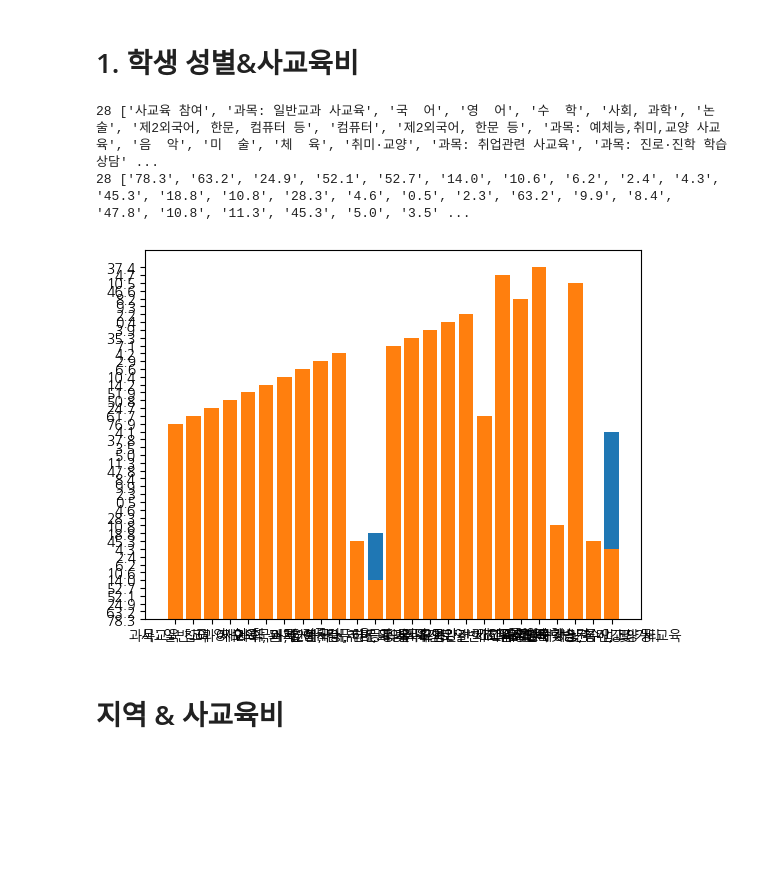
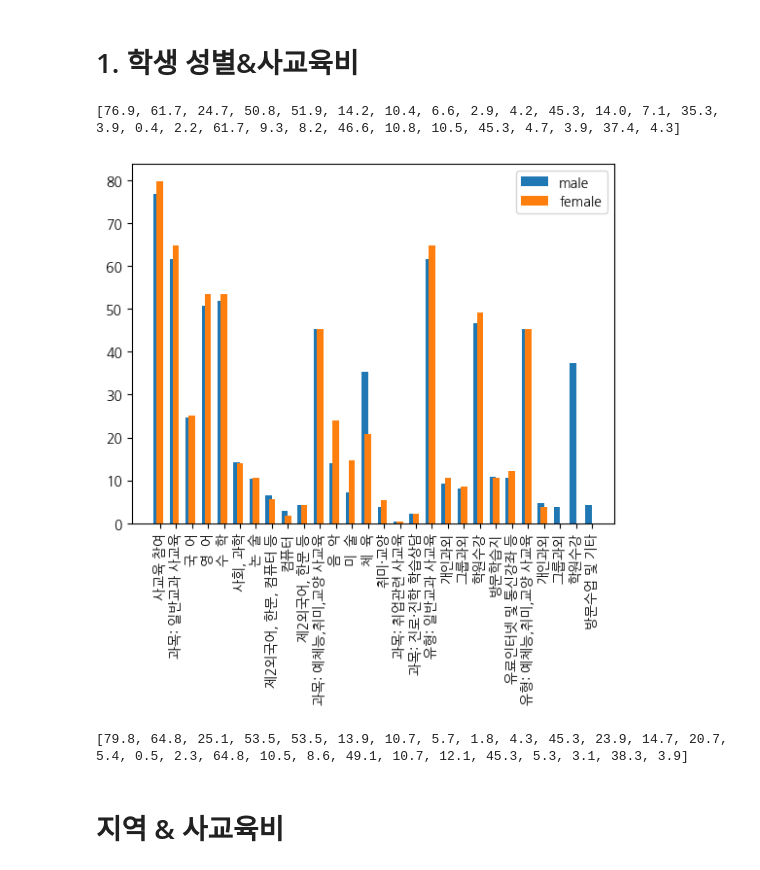
Before and after one commit to SuwonJ/-_-_-, a Jupyter notebook: 장수원_빅데이터분석(소인수)수행평가.ipynb, the cells around one changed output. Cells and saved outputs as stored; diff of their text form; code cells hidden in the pictures; blank space fills up the shorter version.

```diff
--- a/장수원_빅데이터분석(소인수)수행평가.ipynb
+++ b/장수원_빅데이터분석(소인수)수행평가.ipynb
@@ -78,19 +78,25 @@ female=[0]*28
 i=0
 for row in genderNedu:
   subject[i]=row[0]
-  male[i]=row[1]
-  female[i]=row[2]
+  male[i]=float(row[2])
+  female[i]=float(row[3])
   i+=1
 # %% [output]
-28 ['사교육 참여', '과목: 일반교과 사교육', '국  어', '영  어', '수  학', '사회, 과학', '논  술', '제2외국어, 한문, 컴퓨터 등', '컴퓨터', '제2외국어, 한문 등', '과목: 예체능,취미,교양 사교육', '음  악', '미  술', '체  육', '취미·교양', '과목: 취업관련 사교육', '과목: 진로·진학 학습상담' ...
-28 ['78.3', '63.2', '24.9', '52.1', '52.7', '14.0', '10.6', '6.2', '2.4', '4.3', '45.3', '18.8', '10.8', '28.3', '4.6', '0.5', '2.3', '63.2', '9.9', '8.4', '47.8', '10.8', '11.3', '45.3', '5.0', '3.5' ...
+[76.9, 61.7, 24.7, 50.8, 51.9, 14.2, 10.4, 6.6, 2.9, 4.2, 45.3, 14.0, 7.1, 35.3, 3.9, 0.4, 2.2, 61.7, 9.3, 8.2, 46.6, 10.8, 10.5, 45.3, 4.7, 3.9, 37.4, 4.3]
 # %%
 import matplotlib.pyplot as plt
+import numpy as np
+
+X_axis = np.arange(len(subject))
+
 plt.rc('font', family='NanumGothic')
-plt.bar(subject,male)
-plt.bar(subject,female)
+plt.bar(X_axis - 0.2, male, 0.4, label = 'male')
+plt.bar(subject,female, 0.4, label = 'female')
+plt.xticks(X_axis, subject,rotation=90)
+plt.legend()
 plt.show()
 # %% [output]
-[figure, old version]
+[figure, new version]
+[79.8, 64.8, 25.1, 53.5, 53.5, 13.9, 10.7, 5.7, 1.8, 4.3, 45.3, 23.9, 14.7, 20.7, 5.4, 0.5, 2.3, 64.8, 10.5, 8.6, 49.1, 10.7, 12.1, 45.3, 5.3, 3.1, 38.3, 3.9]
 # %% [markdown]
 # 지역 & 사교육비
```
